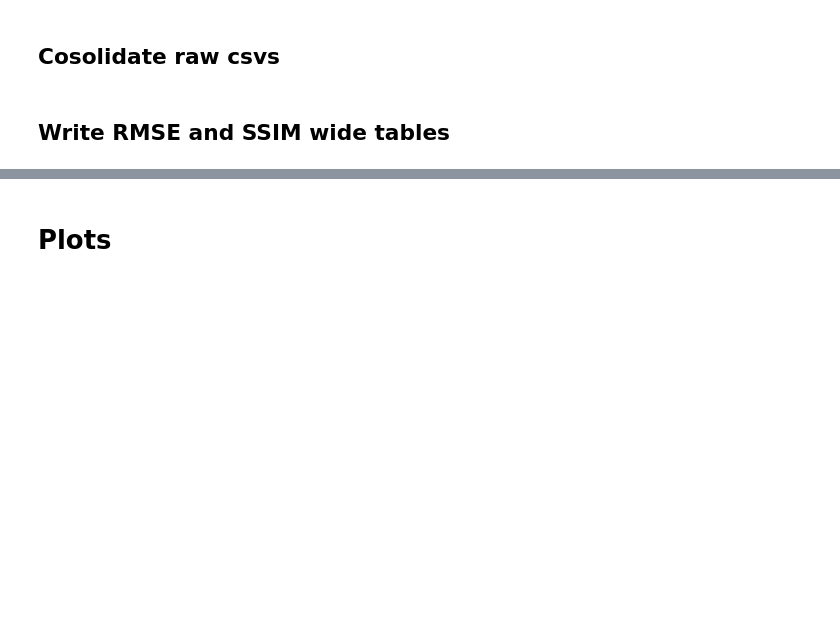
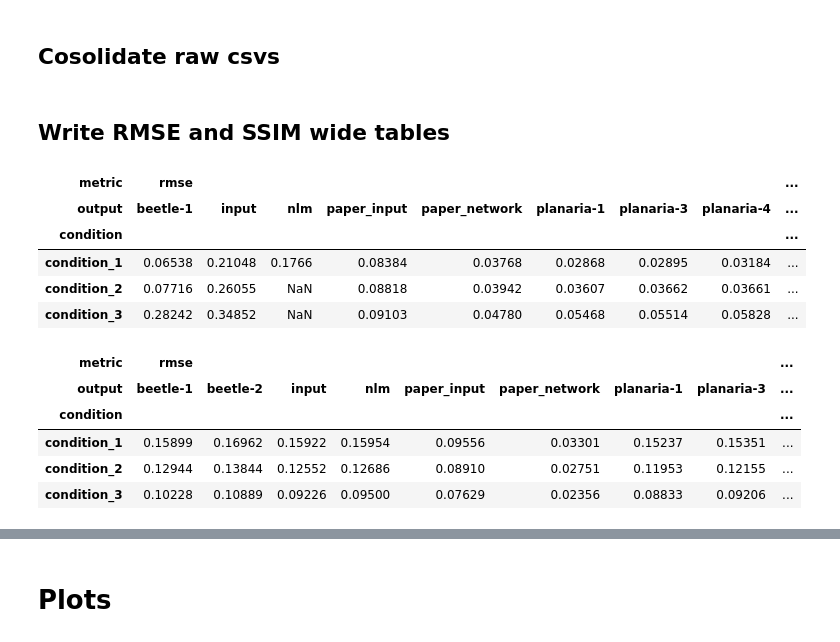
Before and after one commit to ksr987/COMP551-MP4, a Jupyter notebook: denoising/6_figures_tables.ipynb, the cells around one changed output, grey strips where cells are left out. Drawn from its saved outputs; the diff is of its cells as text; code cells hidden in the pictures; blank space fills up the shorter version.

```diff
--- a/denoising/6_figures_tables.ipynb
+++ b/denoising/6_figures_tables.ipynb
@@ -66,16 +66,32 @@ for ddir, out in zip(ddirs, outs):
 ## Write RMSE and SSIM wide tables
 # %%
 def _write_wide_tables(df, table_out):
+    df = df.drop('std', axis=1)
     df = pd.pivot_table(df, columns=['metric', 'output'], index='condition')
+
     df.columns = df.columns.droplevel()
+    display(df.head())
     df.to_csv(table_out)
 
 long = ['tables/planaria_test_data_summary.csv', 'tables/beetle_test_data_summary.csv']
 df_ls = [pd.read_csv(f) for f in long]
 wide = ['tables/planaria_wide.csv', 'tables/beetle_wide.csv']
 
 for df, name in zip(df_ls, wide):
     _write_wide_tables(df, name)
+# %% [output]
+| metric | rmse |  |  |  |  |  |  |  | ... |
+| output | beetle-1 | input | nlm | paper_input | paper_network | planaria-1 | planaria-3 | planaria-4 | ... |
+| condition |  |  |  |  |  |  |  |  | ... |
+| condition_1 | 0.06538 | 0.21048 | 0.1766 | 0.08384 | 0.03768 | 0.02868 | 0.02895 | 0.03184 | ... |
+| condition_2 | 0.07716 | 0.26055 | NaN | 0.08818 | 0.03942 | 0.03607 | 0.03662 | 0.03661 | ... |
+| condition_3 | 0.28242 | 0.34852 | NaN | 0.09103 | 0.04780 | 0.05468 | 0.05514 | 0.05828 | ... |
+| metric | rmse |  |  |  |  |  |  |  | ... |
+| output | beetle-1 | beetle-2 | input | nlm | paper_input | paper_network | planaria-1 | planaria-3 | ... |
+| condition |  |  |  |  |  |  |  |  | ... |
+| condition_1 | 0.15899 | 0.16962 | 0.15922 | 0.15954 | 0.09556 | 0.03301 | 0.15237 | 0.15351 | ... |
+| condition_2 | 0.12944 | 0.13844 | 0.12552 | 0.12686 | 0.08910 | 0.02751 | 0.11953 | 0.12155 | ... |
+| condition_3 | 0.10228 | 0.10889 | 0.09226 | 0.09500 | 0.07629 | 0.02356 | 0.08833 | 0.09206 | ... |
 # %%
 df_ls = [pd.read_csv(f) for f in ['tables/planaria_test_data_summary.csv',
                                   'tables/beetle_test_data_summary.csv']]
```
Also changed, not shown: parts of 4 cells of this notebook, 26 other files.
